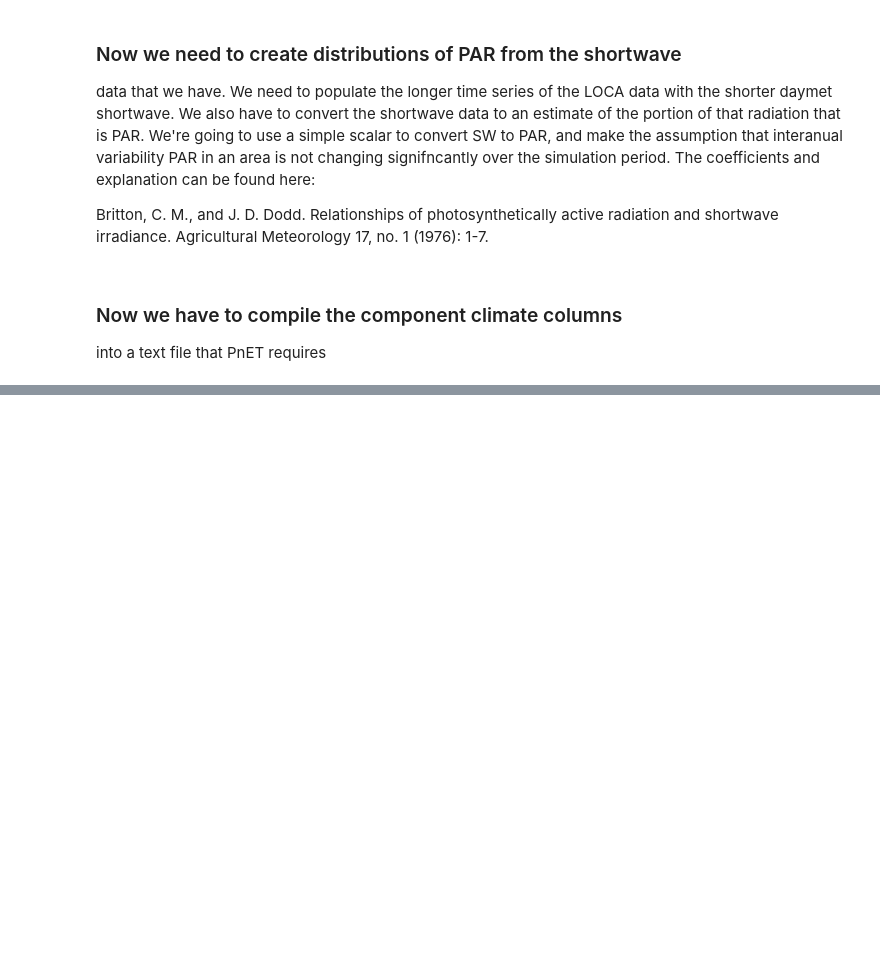
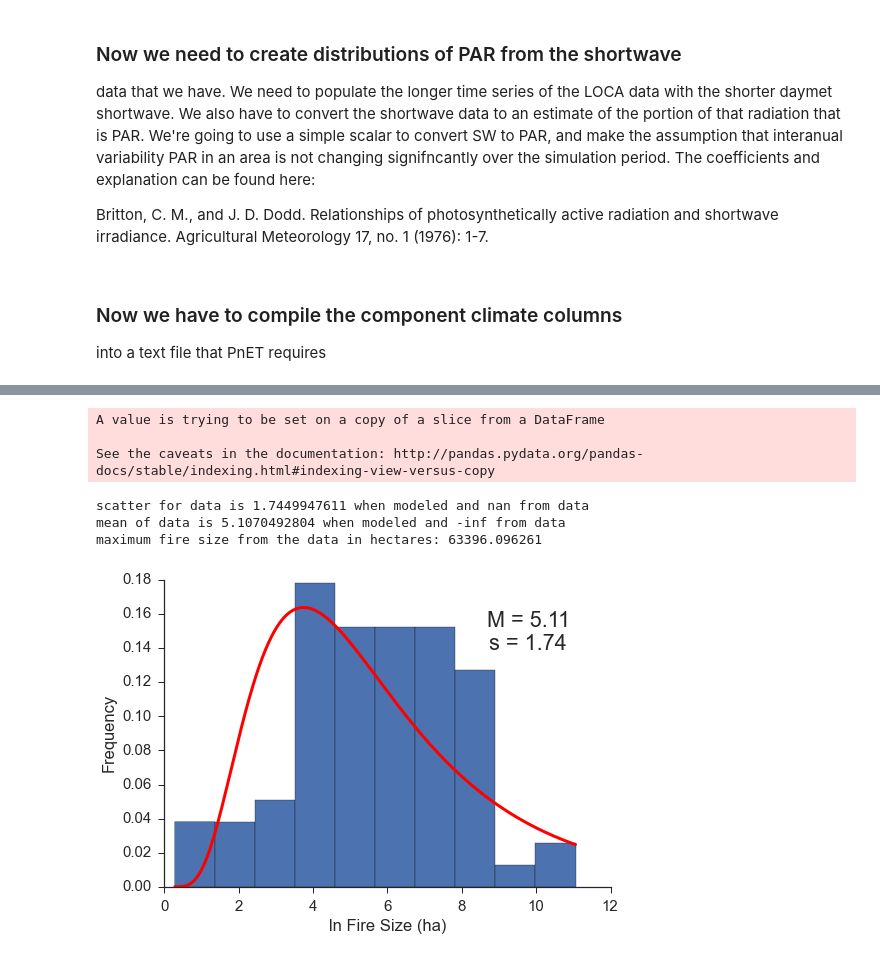
Before and after one commit to djkrofch/SantaFe_Fireshed, a Jupyter notebook: SF_Fireshed_Prep.ipynb, the cells around one changed output, grey strips where cells are left out. Saved outputs shown, nothing was run; the diff lists cells and outputs as text; code cells hidden in the pictures; blank space fills up the shorter version.

```diff
--- a/SF_Fireshed_Prep.ipynb
+++ b/SF_Fireshed_Prep.ipynb
@@ -265,0 +346,46 @@ ecodf.to_csv(eco_climname)
+# %%
+from scipy import stats
+# Derive the mu and sigma params from CALFIRE data directly
+# in LANDIS-II DFFS, mu and sigma are the location of mean and sd
+# of the lognormal distributions -- therefore, we can do two things...
+# either take the mean of the natural log of the data, or fit a lognormal
+# distribution to the log transformed data.
+metadata = pd.read_csv(dataDir + 'SFFHistory.csv')
+# Data driven approach:
+metadata['HECTARES'] = metadata.acres * 0.404686
+firesizeMu = np.log(metadata.HECTARES).mean()
+firesizeSd = np.log(metadata.HECTARES).std()
+# Modeled approach:
+# Limit fires to those > 1 ha
+metadata.HECTARES[metadata.HECTARES < 1] = np.nan
+firesize = np.log(metadata.HECTARES).dropna()
+rvs = firesize # Generate some random variates as data
+n, bins, patches = plt.hist(rvs, bins=10, normed=True) # Plot histogram
+
+shape, loc, scale = stats.lognorm.fit(rvs, floc=0) # Fit a curve to the variates
+mu = np.log(scale) # Mean of log(X)
+sigma = shape # Standard deviation of log(X)
+M = np.exp(mu) # Geometric mean == median
+s = np.exp(sigma) # Geometric standard deviation
+
+# Plot figure of results
+x = np.linspace(rvs.min(), rvs.max(), num=400)
+plt.plot(x, stats.lognorm.pdf(x, shape, loc=0, scale=scale), 'r', linewidth=3) # Plot fitted curve
+ax = plt.gca() # Get axis handle for text positioning
+txt = plt.text(0.9, 0.9, 'M = %.2f\ns = %.2f' % (M, s), horizontalalignment='right',
+                size='large', verticalalignment='top', transform=ax.transAxes)
+ax.set_ylabel('Frequency')
+ax.set_xlabel('ln Fire Size (ha)')
+
+sns.despine()
+print "scatter for data is %s when modeled and %s from data" %(s, firesizeSd)
+print "mean of data is %s when modeled and %s from data" %(M, firesizeMu)
+print "maximum fire size from the data in hectares: %s" %metadata.HECTARES.max()
+# %% [output]
+A value is trying to be set on a copy of a slice from a DataFrame
+
+See the caveats in the documentation: http://pandas.pydata.org/pandas-docs/stable/indexing.html#indexing-view-versus-copy
+scatter for data is 1.7449947611 when modeled and nan from data
+mean of data is 5.1070492804 when modeled and -inf from data
+maximum fire size from the data in hectares: 63396.096261
+[figure, added]
```
Also changed, not shown: parts of 14 cells of this notebook.
